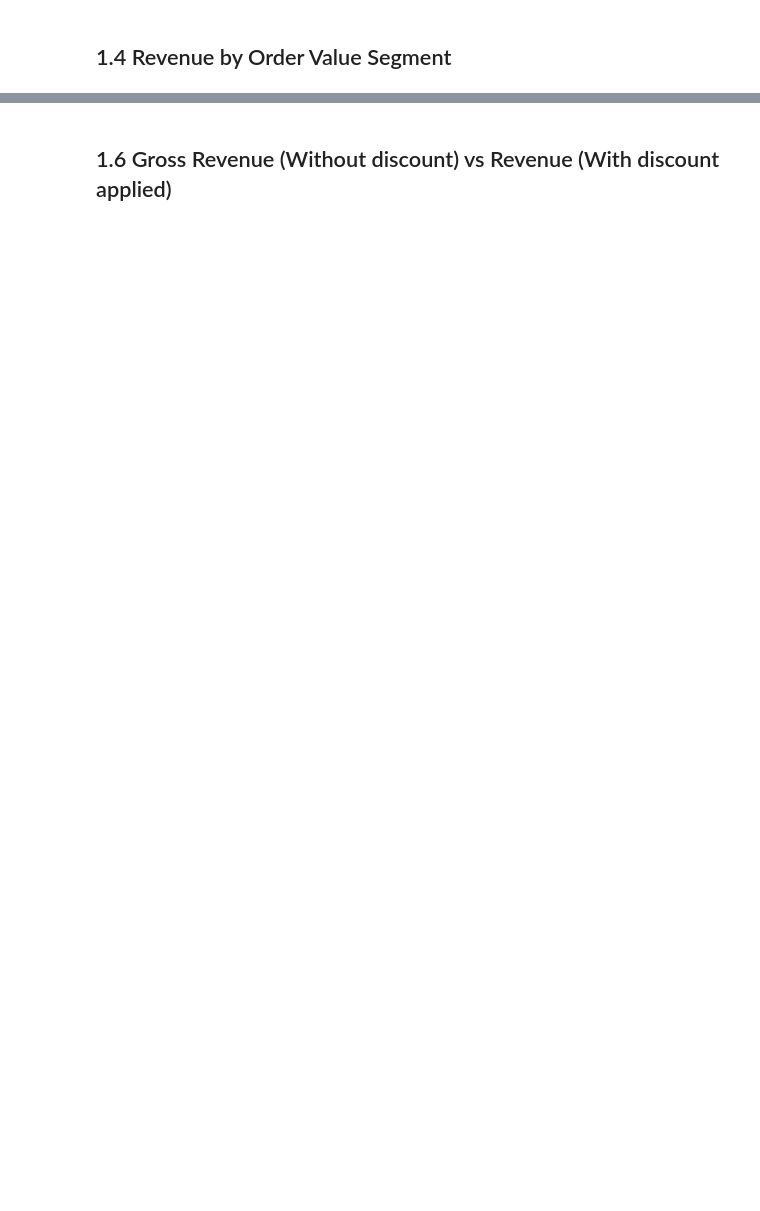
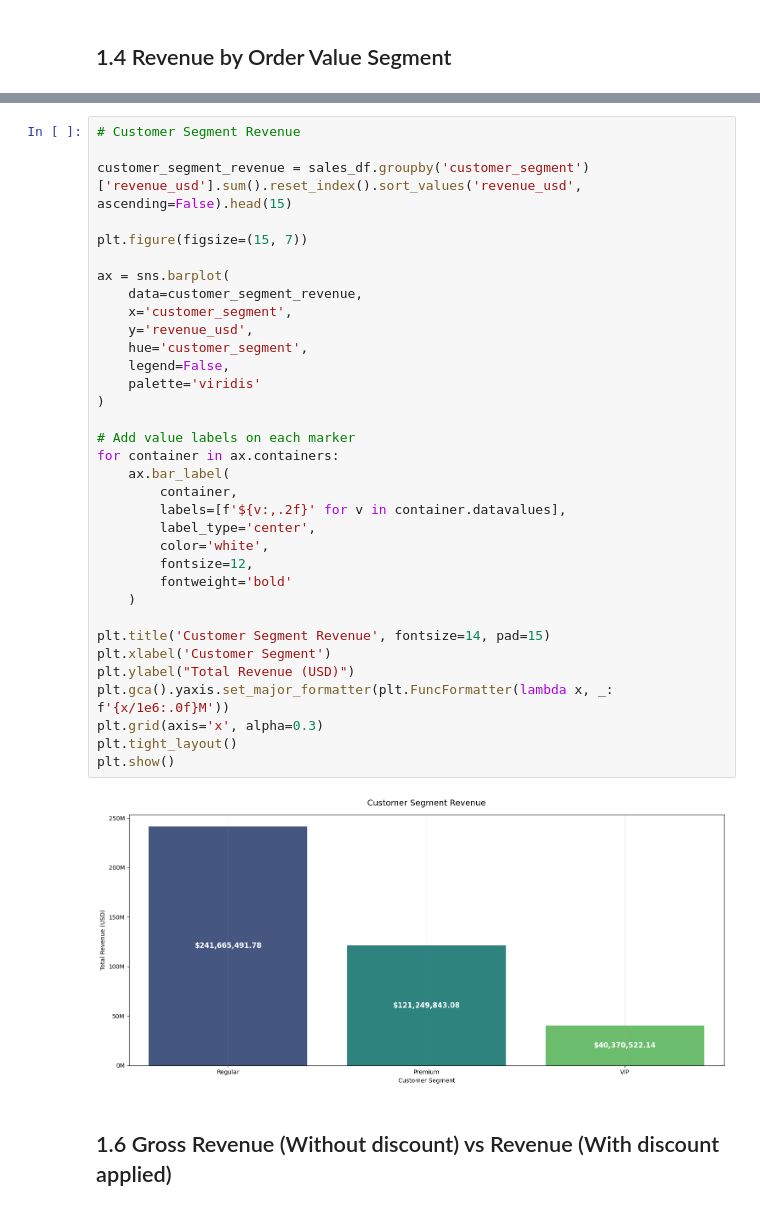
Before and after one commit to judiellegaspina/Ecommerce-EDA-and-Sales-Prediction, a Jupyter notebook: 05_Sales_Analysis.ipynb, the cells around one changed output, grey strips where cells are left out. Drawn from its saved outputs; the diff is of its cells as text; blank space fills up the shorter version.

```diff
--- a/05_Sales_Analysis.ipynb
+++ b/05_Sales_Analysis.ipynb
@@ -425,2 +460,38 @@ plt.show()
+# %%
+# Customer Segment Revenue
+
+customer_segment_revenue = sales_df.groupby('customer_segment')['revenue_usd'].sum().reset_index().sort_values('revenue_usd', ascending=False).head(15)
+
+plt.figure(figsize=(15, 7))
+
+ax = sns.barplot(
+    data=customer_segment_revenue,
+    x='customer_segment',
+    y='revenue_usd',
+    hue='customer_segment',
+    legend=False,
+    palette='viridis'
+)
+
+# Add value labels on each marker
+for container in ax.containers:
+    ax.bar_label(
+        container,
+        labels=[f'${v:,.2f}' for v in container.datavalues],
+        label_type='center',
+        color='white',
+        fontsize=12,
+        fontweight='bold'
+    )
+
+plt.title('Customer Segment Revenue', fontsize=14, pad=15)
+plt.xlabel('Customer Segment')
+plt.ylabel("Total Revenue (USD)")
+plt.gca().yaxis.set_major_formatter(plt.FuncFormatter(lambda x, _: f'{x/1e6:.0f}M'))
+plt.grid(axis='x', alpha=0.3)
+plt.tight_layout()
+plt.show()
+# %% [output]
+[figure, added]
 # %% [markdown]
 ## 1.6 Gross Revenue (Without discount) vs Revenue (With discount applied)
```
Also changed, not shown: parts of 13 cells of this notebook.
